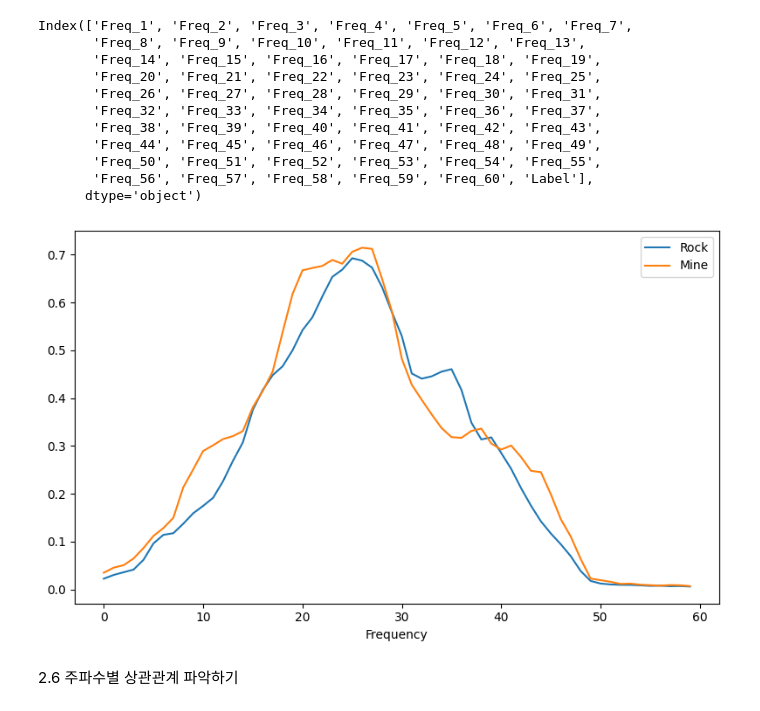
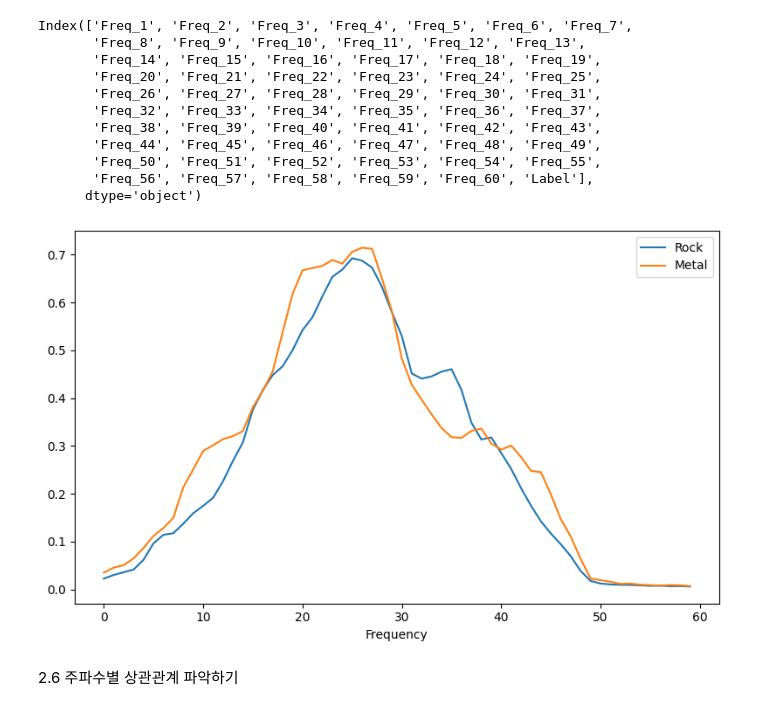
Before and after one commit to suakii/Orange3-Python-MLDS, a Jupyter notebook: Ch_10/10_Sonar.ipynb, the cells around one changed output. Drawn from its saved outputs; the diff is of its cells as text; code cells hidden in the pictures.

```diff
--- a/Ch_10/10_Sonar.ipynb
+++ b/Ch_10/10_Sonar.ipynb
@@ -136,18 +133,18 @@ Index(['Freq_1', 'Freq_2', 'Freq_3', 'Freq_4', 'Freq_5', 'Freq_6', 'Freq_7',
 # %%
 import numpy as np
 a = np.mean(df[df['Label'] == 'R'].values[:, :-1], axis = 0)
 
 b = np.mean(df[df['Label'] == 'M'].values[:, :-1], axis = 0)
 
 plt.figure(figsize=(8,5))
 plt.plot(a, label='Rock')
-plt.plot(b, label='Mine')
+plt.plot(b, label='Metal')
 plt.legend()
 plt.xlabel('Frequency')
 plt.tight_layout()
 plt.show()
 # %% [output]
-[figure, old version]
+[figure, new version]
 # %% [markdown]
 2.6 주파수별 상관관계 파악하기
 # %%
```
Also changed, not shown: parts of 17 cells of this notebook.
